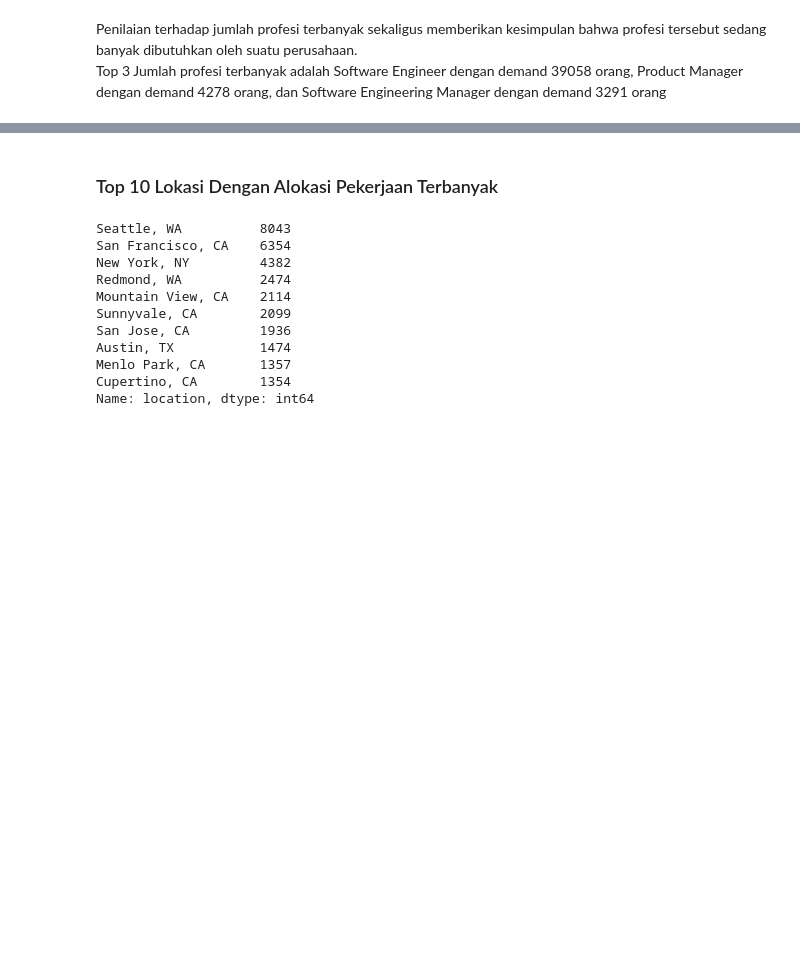
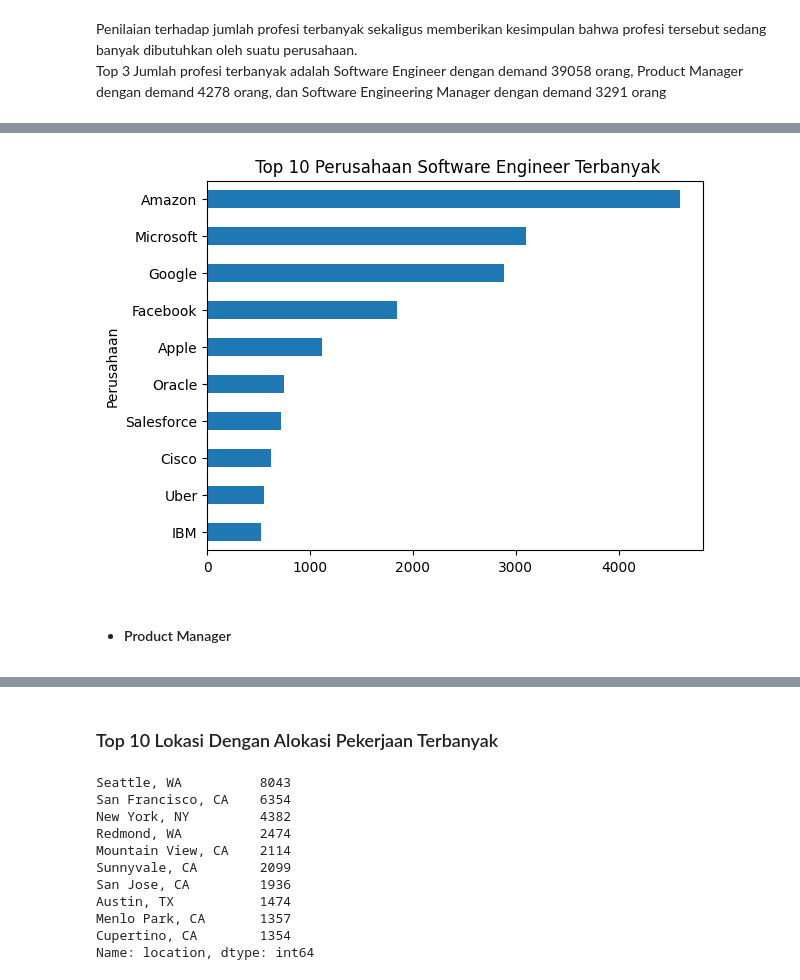
Before and after one commit to fairuzald/andat-Tubes2, a Jupyter notebook: main.ipynb, the cells around one changed output, grey strips where cells are left out. Cells and saved outputs as stored; diff of their text form; code cells hidden in the pictures; blank space fills up the shorter version.

```diff
--- a/main.ipynb
+++ b/main.ipynb
@@ -758,0 +761,3 @@ Software Engineering Manager dengan demand 3291 orang
+# %%
+df3 = data[data["title"]=="Software Engineer"]["company"].value_counts().sort_values(ascending=True).tail(10)
+print(df3)
@@ -758,0 +776,7 @@ Software Engineering Manager dengan demand 3291 orang
+# %%
+df3.plot(kind="barh",  title = " Top 10 Perusahaan Software Engineer Terbanyak", xlabel = 'Perusahaan', ylabel = 'Jumlah total',fontsize=10)
+plt.show()
+# %% [output]
+[figure, added]
+# %% [markdown]
+- #### Product Manager
```
Also changed, not shown: parts of 11 cells of this notebook.
